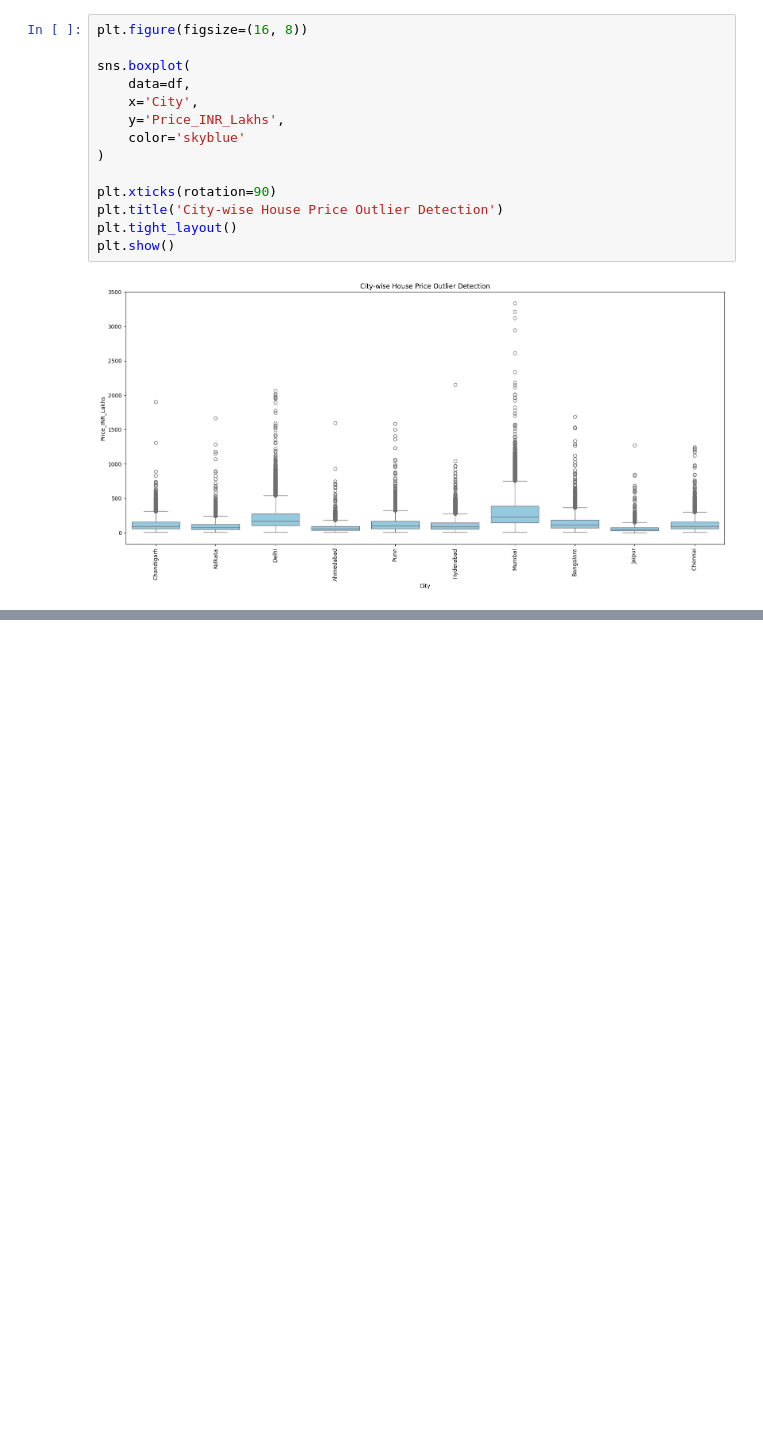
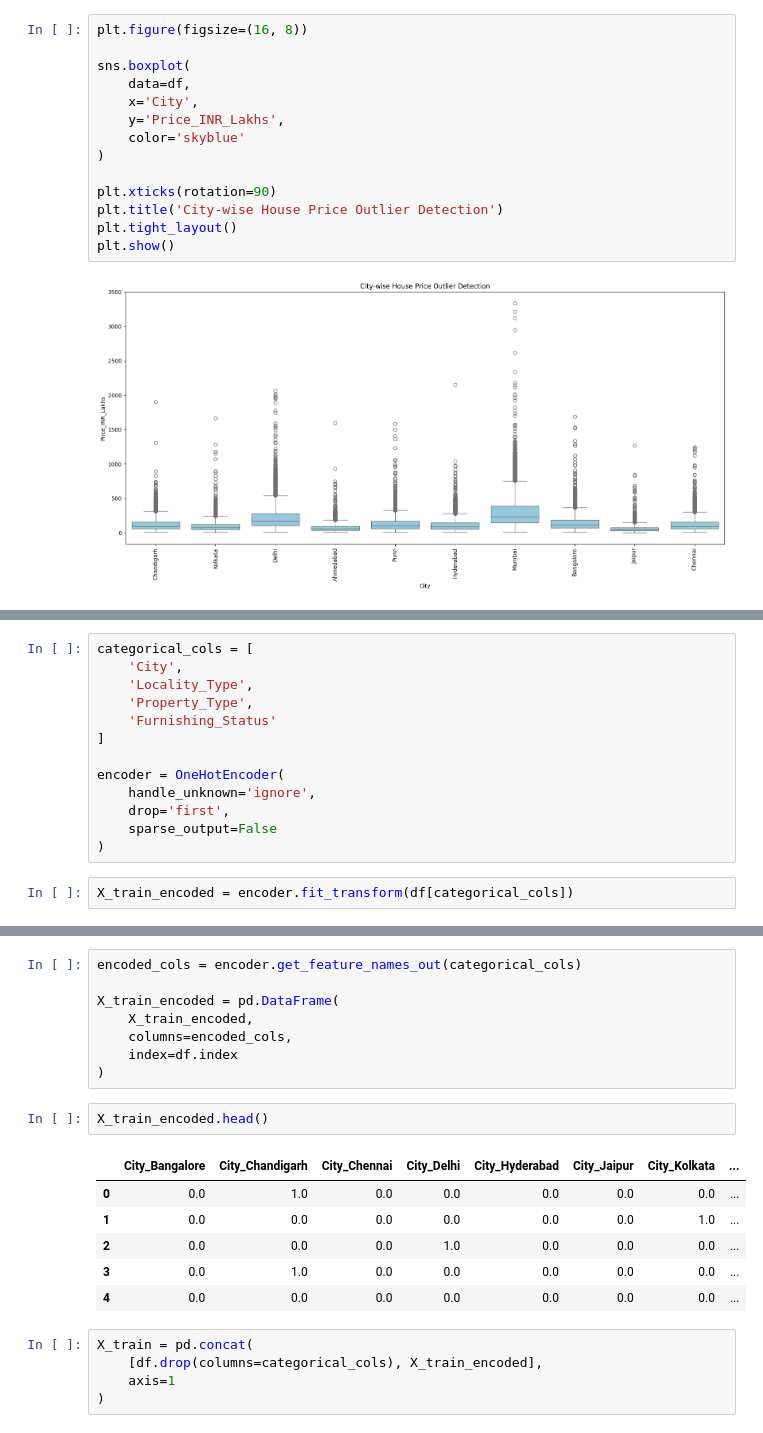
Before and after one commit to subham-oss/House-price-prediction, a Jupyter notebook: notebooks/house_price_eda.ipynb, the cells around one changed output, grey strips where cells are left out. Drawn from its saved outputs; the diff is of its cells as text; blank space fills up the shorter version.

Commit message:
feat: implement one-hot encoding for categorical features

```diff
--- a/notebooks/house_price_eda.ipynb
+++ b/notebooks/house_price_eda.ipynb
@@ -387,0 +398,15 @@ plt.show()
+# %%
+categorical_cols = [
+    'City',
+    'Locality_Type',
+    'Property_Type',
+    'Furnishing_Status'
+]
+
+encoder = OneHotEncoder(
+    handle_unknown='ignore',
+    drop='first',
+    sparse_output=False
+)
+# %%
+X_train_encoded = encoder.fit_transform(df[categorical_cols])
@@ -387,0 +423,22 @@ plt.show()
+# %%
+encoded_cols = encoder.get_feature_names_out(categorical_cols)
+
+X_train_encoded = pd.DataFrame(
+    X_train_encoded,
+    columns=encoded_cols,
+    index=df.index
+)
+# %%
+X_train_encoded.head()
+# %% [output]
+|  | City_Bangalore | City_Chandigarh | City_Chennai | City_Delhi | City_Hyderabad | City_Jaipur | City_Kolkata | ... |
+| 0 | 0.0 | 1.0 | 0.0 | 0.0 | 0.0 | 0.0 | 0.0 | ... |
+| 1 | 0.0 | 0.0 | 0.0 | 0.0 | 0.0 | 0.0 | 1.0 | ... |
+| 2 | 0.0 | 0.0 | 0.0 | 1.0 | 0.0 | 0.0 | 0.0 | ... |
+| 3 | 0.0 | 1.0 | 0.0 | 0.0 | 0.0 | 0.0 | 0.0 | ... |
+| 4 | 0.0 | 0.0 | 0.0 | 0.0 | 0.0 | 0.0 | 0.0 | ... |
+# %%
+X_train = pd.concat(
+    [df.drop(columns=categorical_cols), X_train_encoded],
+    axis=1
+)
```
Also changed, not shown: parts of 5 cells of this notebook.
